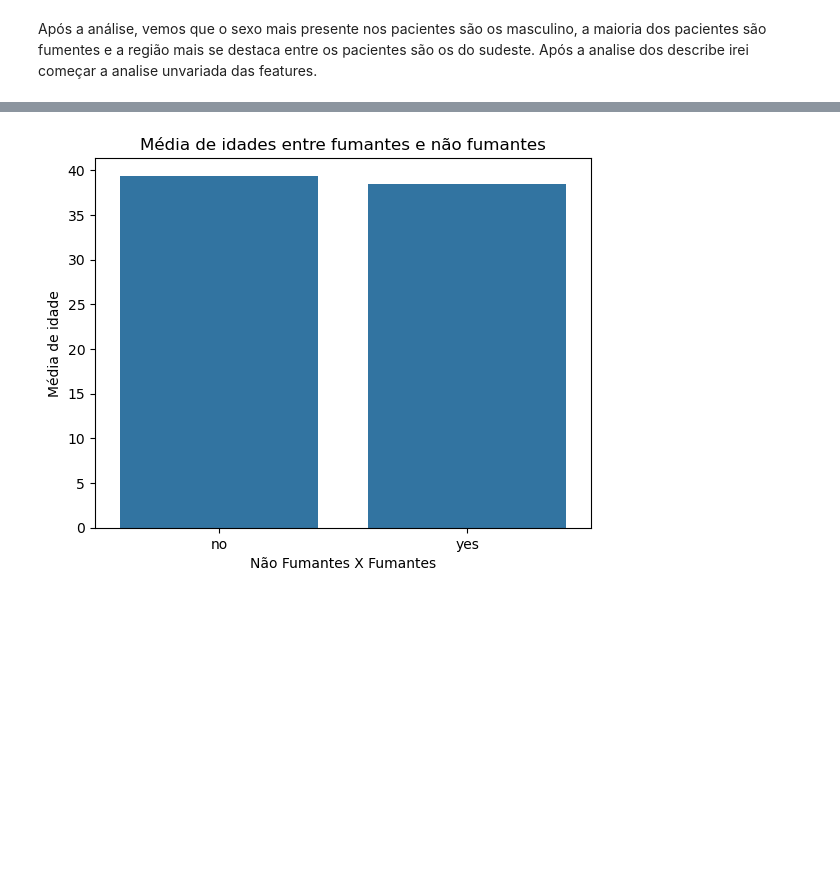
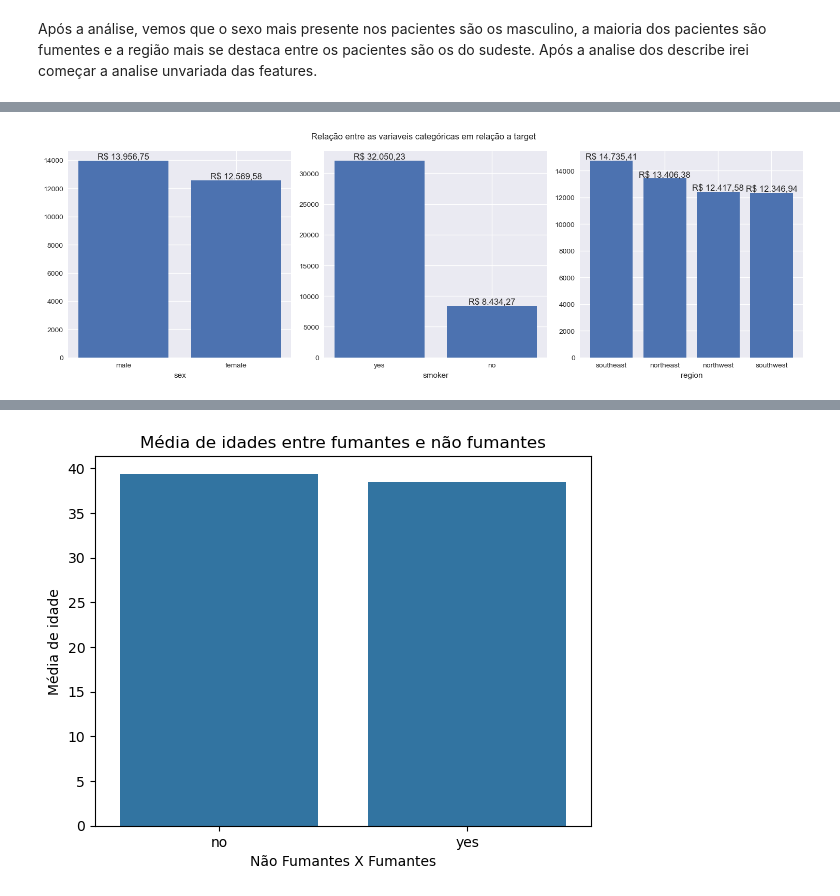
Before and after one commit to Riansito/Analise-de-Custos-de-Seguro-Saude-Modelagem-Preditiva, a Jupyter notebook: Notebooks/ETL e EDA.ipynb, the cells around one changed output, grey strips where cells are left out. Cells and saved outputs as stored; diff of their text form; code cells hidden in the pictures; blank space fills up the shorter version.

```diff
--- a/Notebooks/ETL e EDA.ipynb
+++ b/Notebooks/ETL e EDA.ipynb
@@ -150,0 +135,4 @@ Após a analise dos gráficos, fica nítido que os que fumam tendem a ter gastos
+# %%
+eda.analiseBivariada(df, "object")
+# %% [output]
+[figure, added]
```
Also changed, not shown: parts of 21 cells of this notebook, 1 other file.
